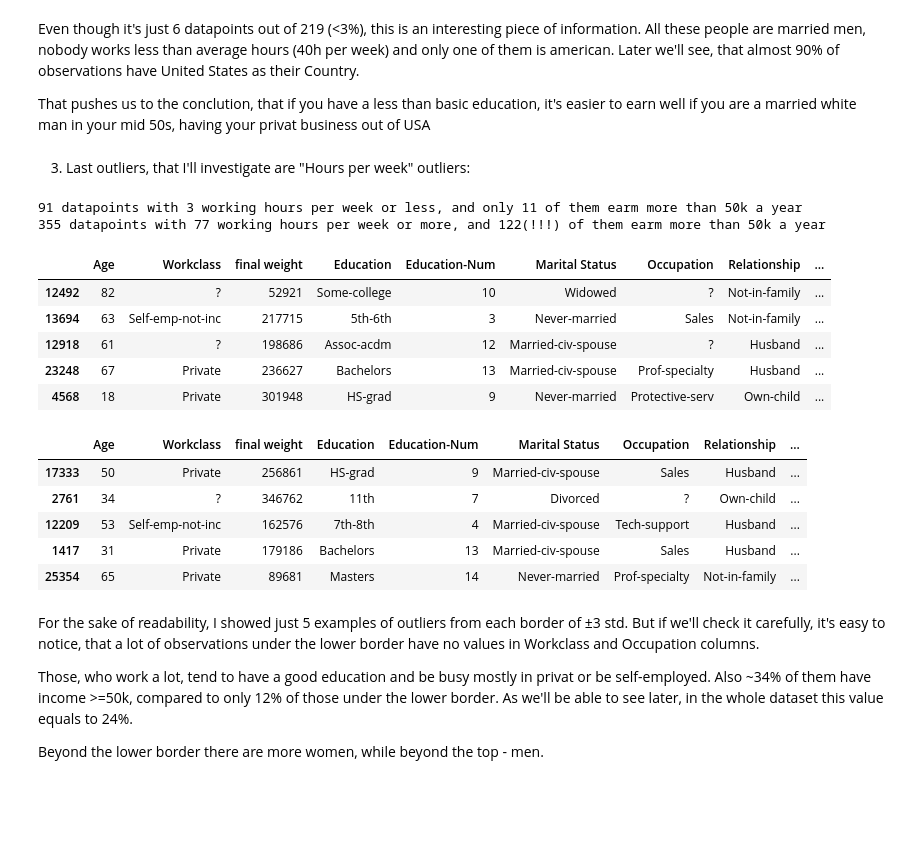
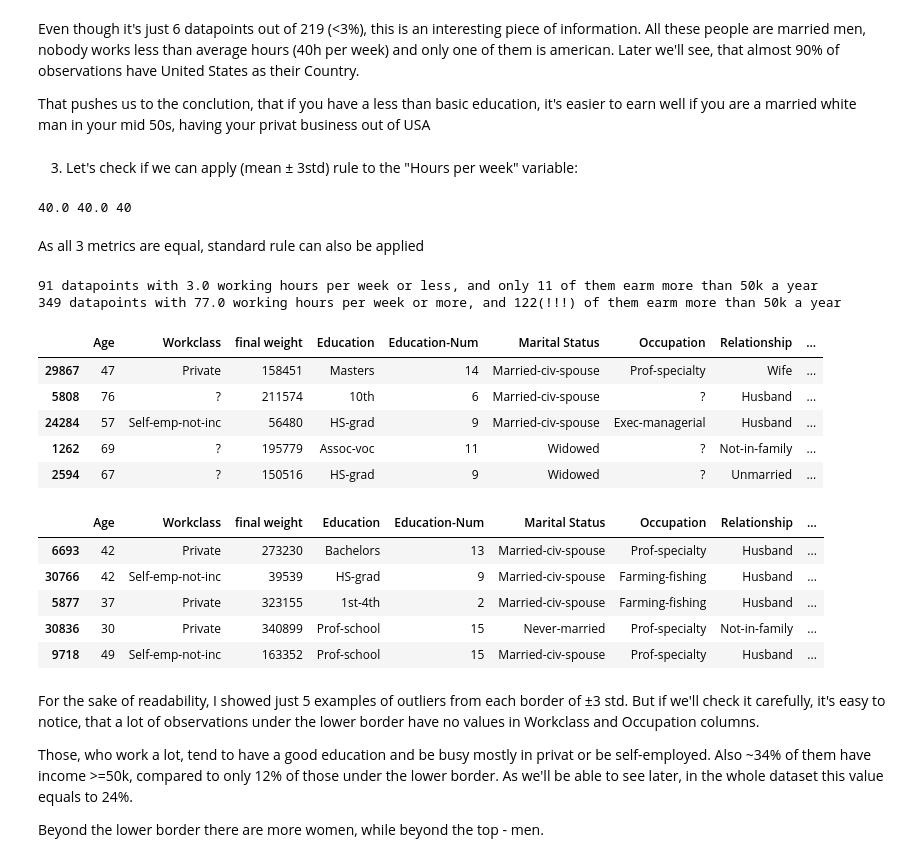
Before and after one commit to nadiia-duiunova/Adults_pet_project, a Jupyter notebook: Adult.ipynb, the cells around one changed output. Drawn from its saved outputs; the diff is of its cells as text; code cells hidden in the pictures; blank space fills up the shorter version.

```diff
--- a/Adult.ipynb
+++ b/Adult.ipynb
@@ -129,36 +159,49 @@ education_outliers[education_outliers['Income'] == ' >50K']
 Even though it's just 6 datapoints out of 219 (<3%), this is an interesting piece of information. All these people are married men, nobody works less than average hours (40h per week) and only one of them is american. Later we'll see, that almost 90% of observations have United States as their Country.
 
 That pushes us to the conclution, that if you have a less than basic education, it's easier to earn well if you are a married white man in your mid 50s, having your privat business out of USA
-# %% [markdown]
-3. Last outliers, that I'll investigate are "Hours per week" outliers:
+# %% [markdown]
+3. Let's check if we can apply (mean ± 3std) rule to the "Hours per week" variable:
+# %%
+median = np.median(df['Hours per week'])
+mean = np.mean(df['Hours per week']).round()
+mode = stats.mode(df['Hours per week'], keepdims = False)[0]
+print(median, mean, mode)
+# %% [output]
+40.0 40.0 40
+# %% [markdown]
+As all 3 metrics are equal, standard rule can also be applied
 # %%
-hpw_low_outliers = df[df['Hours per week'] <= 3]
-hpw_top_outliers = df[df['Hours per week'] >= 77]
+hpw_low_border = (mean - 3*np.std(df['Hours per week'])).round()
+hpw_low_outliers = df[df['Hours per week'] <= hpw_low_border]
+
+hpw_top_border = (mean + 3*np.std(df['Hours per week'])).round()
+hpw_top_outliers = df[df['Hours per week'] > hpw_top_border]
+
 hpw_low_outliers_over50k = hpw_low_outliers[hpw_low_outliers['Income'] == ' >50K']
 hpw_top_outliers_over50k = hpw_top_outliers[hpw_top_outliers['Income'] == ' >50K']
 
-print(f'{hpw_low_outliers.shape[0]} datapoints with 3 working hours per week or less, and only {hpw_low_outliers_over50k.shape[0]} of them earm more than 50k a year')
-print(f'{hpw_top_outliers.shape[0]} datapoints with 77 working hours per week or more, and {hpw_top_outliers_over50k.shape[0]}(!!!) of them earm more than 50k a year')
+print(f'{hpw_low_outliers.shape[0]} datapoints with {hpw_low_border} working hours per week or less, and only {hpw_low_outliers_over50k.shape[0]} of them earm more than 50k a year')
+print(f'{hpw_top_outliers.shape[0]} datapoints with {hpw_top_border} working hours per week or more, and {hpw_top_outliers_over50k.shape[0]}(!!!) of them earm more than 50k a year')
 
 hpw_low_outliers.sample(5)
 # %% [output]
-91 datapoints with 3 working hours per week or less, and only 11 of them earm more than 50k a year
-355 datapoints with 77 working hours per week or more, and 122(!!!) of them earm more than 50k a year
+91 datapoints with 3.0 working hours per week or less, and only 11 of them earm more than 50k a year
+349 datapoints with 77.0 working hours per week or more, and 122(!!!) of them earm more than 50k a year
 |  | Age | Workclass | final weight | Education | Education-Num | Marital Status | Occupation | Relationship | ... |
-| 12492 | 82 | ? | 52921 | Some-college | 10 | Widowed | ? | Not-in-family | ... |
-| 13694 | 63 | Self-emp-not-inc | 217715 | 5th-6th | 3 | Never-married | Sales | Not-in-family | ... |
-| 12918 | 61 | ? | 198686 | Assoc-acdm | 12 | Married-civ-spouse | ? | Husband | ... |
-| 23248 | 67 | Private | 236627 | Bachelors | 13 | Married-civ-spouse | Prof-specialty | Husband | ... |
-| 4568 | 18 | Private | 301948 | HS-grad | 9 | Never-married | Protective-serv | Own-child | ... |
+| 29867 | 47 | Private | 158451 | Masters | 14 | Married-civ-spouse | Prof-specialty | Wife | ... |
+| 5808 | 76 | ? | 211574 | 10th | 6 | Married-civ-spouse | ? | Husband | ... |
+| 24284 | 57 | Self-emp-not-inc | 56480 | HS-grad | 9 | Married-civ-spouse | Exec-managerial | Husband | ... |
+| 1262 | 69 | ? | 195779 | Assoc-voc | 11 | Widowed | ? | Not-in-family | ... |
+| 2594 | 67 | ? | 150516 | HS-grad | 9 | Widowed | ? | Unmarried | ... |
 # %%
 hpw_top_outliers.sample(5)
 # %% [output]
 |  | Age | Workclass | final weight | Education | Education-Num | Marital Status | Occupation | Relationship | ... |
-| 17333 | 50 | Private | 256861 | HS-grad | 9 | Married-civ-spouse | Sales | Husband | ... |
-| 2761 | 34 | ? | 346762 | 11th | 7 | Divorced | ? | Own-child | ... |
-| 12209 | 53 | Self-emp-not-inc | 162576 | 7th-8th | 4 | Married-civ-spouse | Tech-support | Husband | ... |
-| 1417 | 31 | Private | 179186 | Bachelors | 13 | Married-civ-spouse | Sales | Husband | ... |
-| 25354 | 65 | Private | 89681 | Masters | 14 | Never-married | Prof-specialty | Not-in-family | ... |
+| 6693 | 42 | Private | 273230 | Bachelors | 13 | Married-civ-spouse | Prof-specialty | Husband | ... |
+| 30766 | 42 | Self-emp-not-inc | 39539 | HS-grad | 9 | Married-civ-spouse | Farming-fishing | Husband | ... |
+| 5877 | 37 | Private | 323155 | 1st-4th | 2 | Married-civ-spouse | Farming-fishing | Husband | ... |
+| 30836 | 30 | Private | 340899 | Prof-school | 15 | Never-married | Prof-specialty | Not-in-family | ... |
+| 9718 | 49 | Self-emp-not-inc | 163352 | Prof-school | 15 | Married-civ-spouse | Prof-specialty | Husband | ... |
 # %% [markdown]
 For the sake of readability, I showed just 5 examples of outliers from each border of ±3 std. But if we'll check it carefully, it's easy to notice, that a lot of observations under the lower border have no values in Workclass and Occupation columns.
 
```
Also changed, not shown: parts of 21 cells of this notebook, 1 other file.
